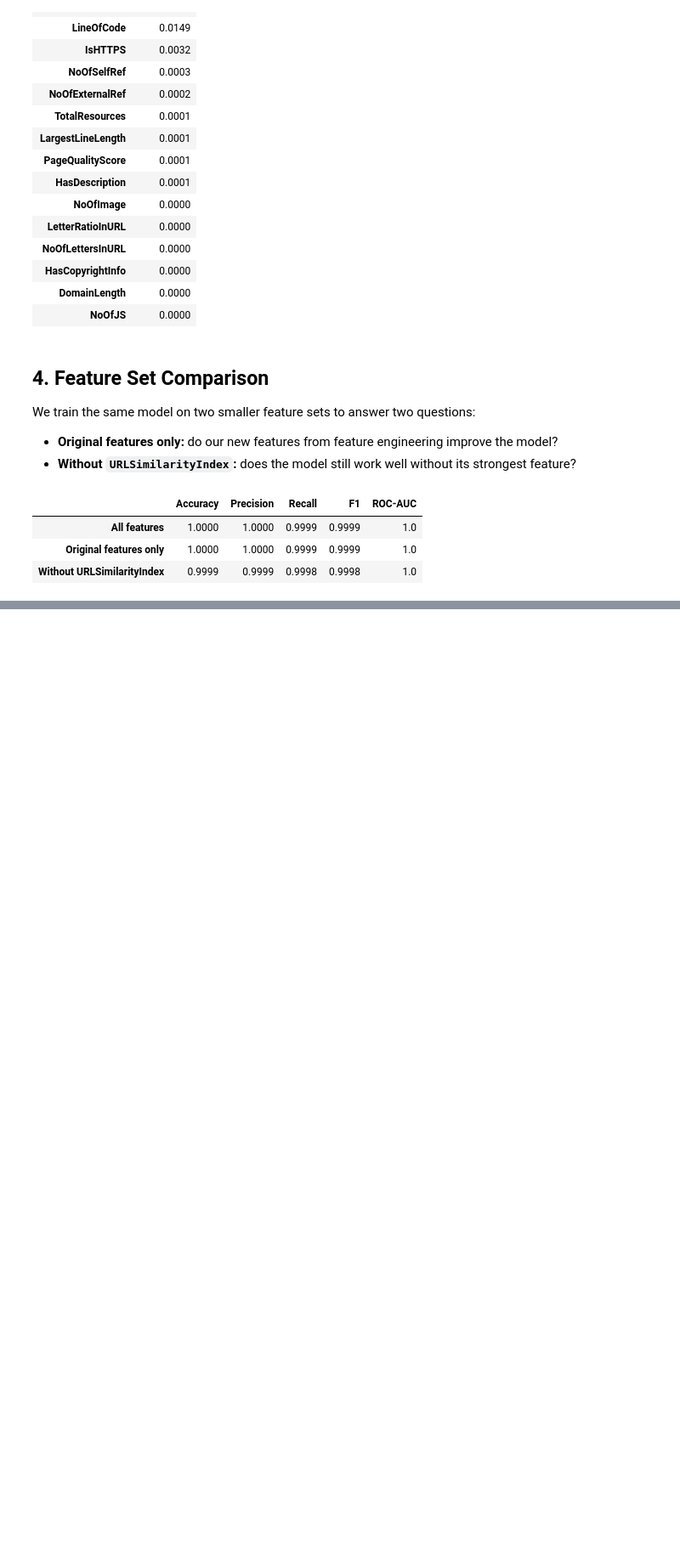
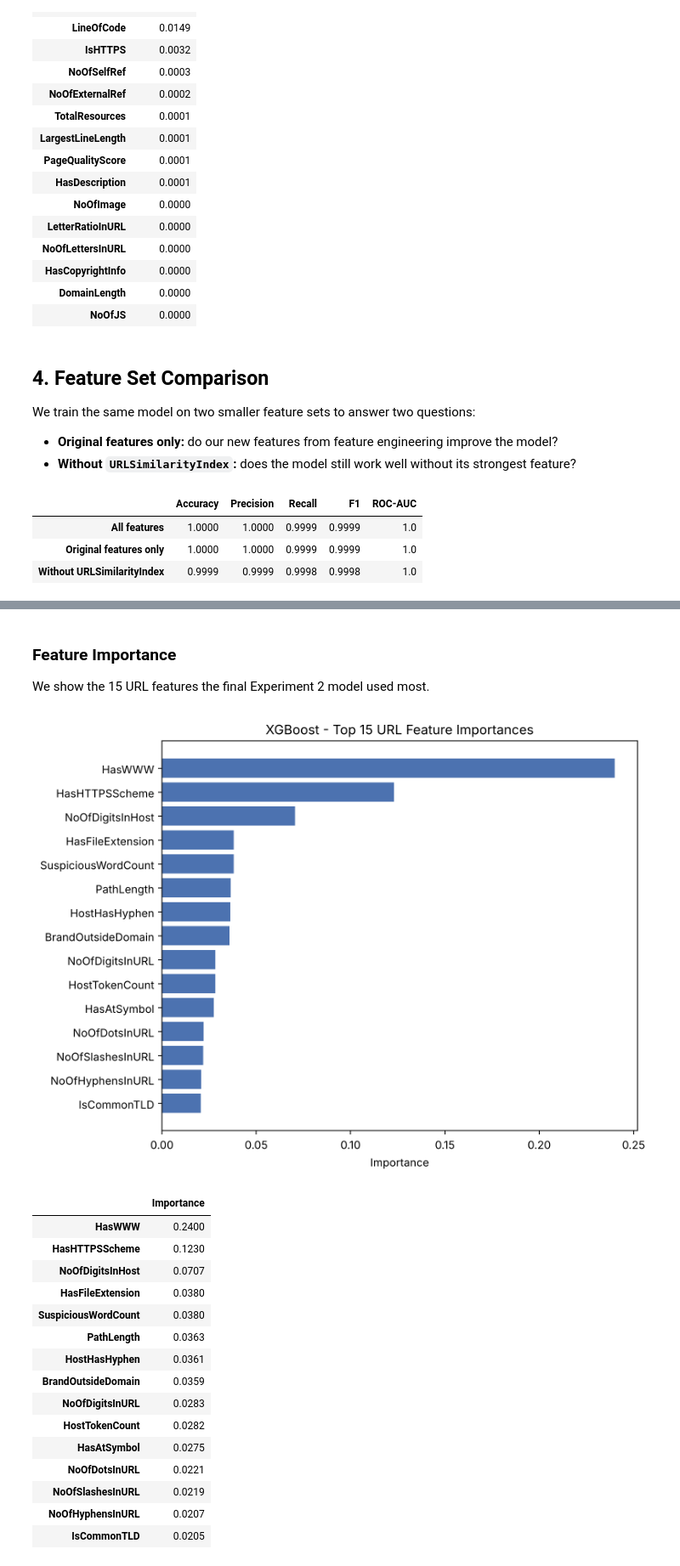
Before and after one commit to imansharinda-ux/DetectIt-ml, a Jupyter notebook: notebooks/04_xgboost.ipynb, the cells around one changed output, grey strips where cells are left out. Shown at 85% size. Cells and saved outputs as stored; diff of their text form; code cells hidden in the pictures; blank space fills up the shorter version.

```diff
--- a/notebooks/04_xgboost.ipynb
+++ b/notebooks/04_xgboost.ipynb
@@ -174 +326,39 @@ pd.DataFrame(feature_results).T.round(4)
+# %% [markdown]
+### Feature Importance
+
+We show the 15 URL features the final Experiment 2 model used most.
+# %%
+url_importance = pd.Series(url_model.feature_importances_, index=X_url_train.columns).sort_values(ascending=False)
+top_url_features = url_importance.head(15)
+
+fig, ax = plt.subplots(figsize=(8, 6))
+ax.barh(top_url_features.index[::-1], top_url_features.values[::-1], color="#4C72B0")
+ax.set_title(f"{MODEL_NAME} - Top 15 URL Feature Importances")
+ax.set_xlabel("Importance")
+fig.tight_layout()
+
+save_dir = Path("../results/feature_importance")
+save_dir.mkdir(parents=True, exist_ok=True)
+fig.savefig(save_dir / "xgboost_url_feature_importance.png", dpi=300)
+plt.show()
+
+top_url_features.round(4).to_frame("Importance")
+# %% [output]
+[figure, added]
+|  | Importance |
+| HasWWW | 0.2400 |
+| HasHTTPSScheme | 0.1230 |
+| NoOfDigitsInHost | 0.0707 |
+| HasFileExtension | 0.0380 |
+| SuspiciousWordCount | 0.0380 |
+| PathLength | 0.0363 |
+| HostHasHyphen | 0.0361 |
+| BrandOutsideDomain | 0.0359 |
+| NoOfDigitsInURL | 0.0283 |
+| HostTokenCount | 0.0282 |
+| HasAtSymbol | 0.0275 |
+| NoOfDotsInURL | 0.0221 |
+| NoOfSlashesInURL | 0.0219 |
+| NoOfHyphensInURL | 0.0207 |
+| IsCommonTLD | 0.0205 |
 # %% [markdown]
```
Also changed, not shown: parts of 18 cells of this notebook, 11 other files.
